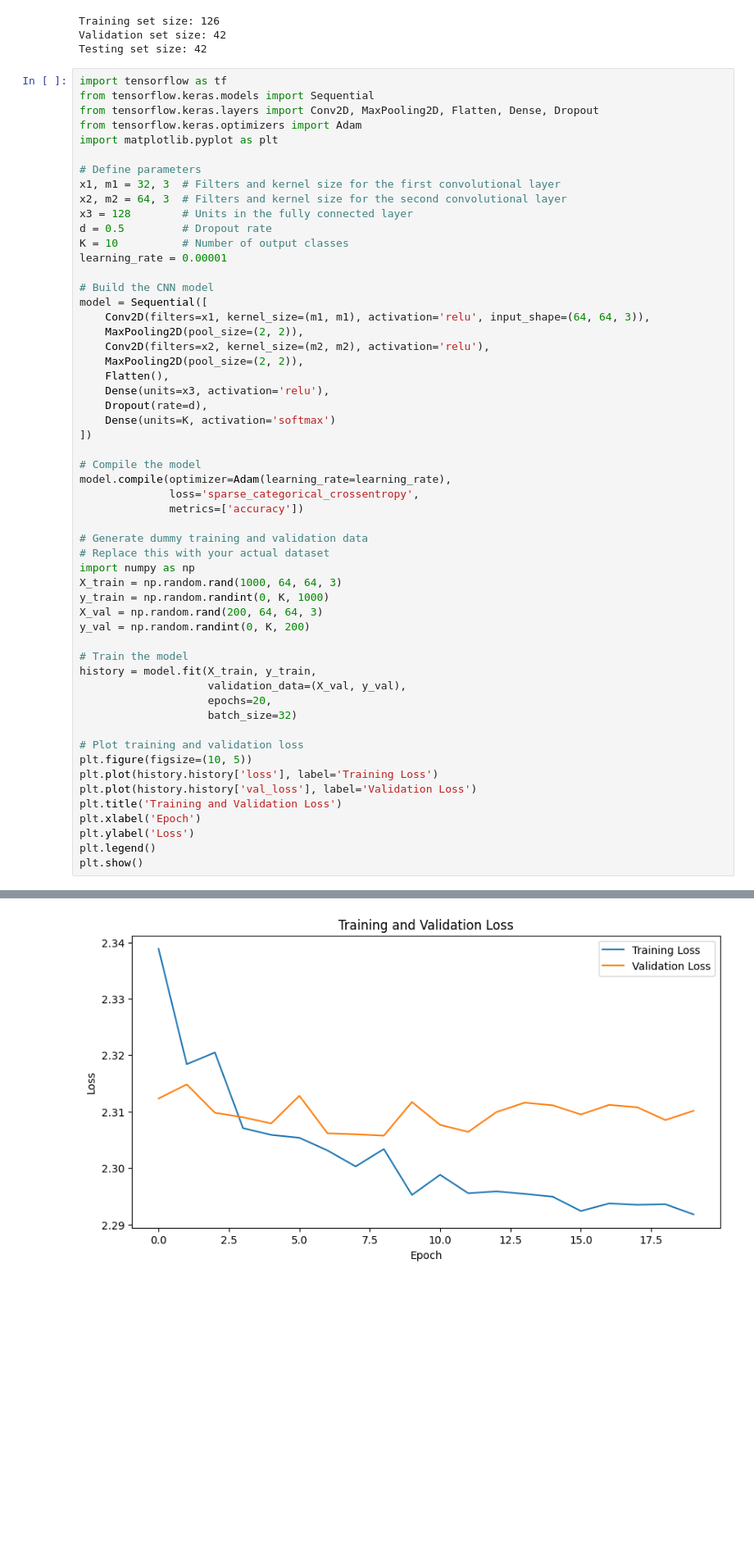
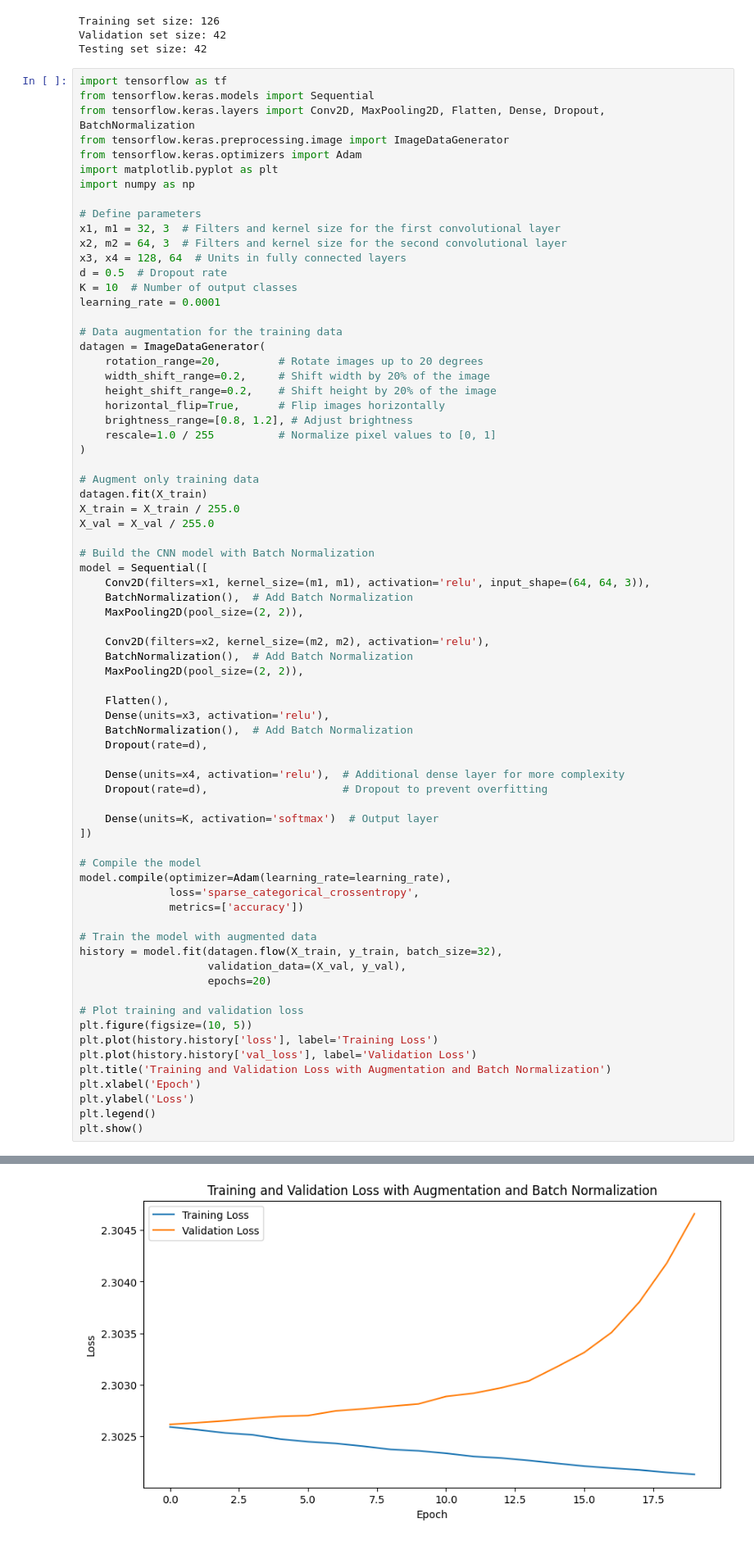
Before and after one commit to KavinduJ2001/PR_A03, a Jupyter notebook: PRA03.ipynb, the cells around one changed output, grey strips where cells are left out. Shown: that part at 82% size. Cells and saved outputs as stored; diff of their text form; blank space fills up the shorter version.

```diff
--- a/PRA03.ipynb
+++ b/PRA03.ipynb
@@ -91,28 +91,54 @@ Testing set size: 42
 # %%
 import tensorflow as tf
 from tensorflow.keras.models import Sequential
-from tensorflow.keras.layers import Conv2D, MaxPooling2D, Flatten, Dense, Dropout
+from tensorflow.keras.layers import Conv2D, MaxPooling2D, Flatten, Dense, Dropout, BatchNormalization
+from tensorflow.keras.preprocessing.image import ImageDataGenerator
 from tensorflow.keras.optimizers import Adam
 import matplotlib.pyplot as plt
+import numpy as np
 
 # Define parameters
 x1, m1 = 32, 3  # Filters and kernel size for the first convolutional layer
 x2, m2 = 64, 3  # Filters and kernel size for the second convolutional layer
-x3 = 128        # Units in the fully connected layer
-d = 0.5         # Dropout rate
-K = 10          # Number of output classes
-learning_rate = 0.00001
+x3, x4 = 128, 64  # Units in fully connected layers
+d = 0.5  # Dropout rate
+K = 10  # Number of output classes
+learning_rate = 0.0001
 
-# Build the CNN model
+# Data augmentation for the training data
+datagen = ImageDataGenerator(
+    rotation_range=20,         # Rotate images up to 20 degrees
+    width_shift_range=0.2,     # Shift width by 20% of the image
+    height_shift_range=0.2,    # Shift height by 20% of the image
+    horizontal_flip=True,      # Flip images horizontally
+    brightness_range=[0.8, 1.2], # Adjust brightness
+    rescale=1.0 / 255          # Normalize pixel values to [0, 1]
+)
+
+# Augment only training data
+datagen.fit(X_train)
+X_train = X_train / 255.0
+X_val = X_val / 255.0
+
+# Build the CNN model with Batch Normalization
 model = Sequential([
     Conv2D(filters=x1, kernel_size=(m1, m1), activation='relu', input_shape=(64, 64, 3)),
+    BatchNormalization(),  # Add Batch Normalization
     MaxPooling2D(pool_size=(2, 2)),
+
     Conv2D(filters=x2, kernel_size=(m2, m2), activation='relu'),
+    BatchNormalization(),  # Add Batch Normalization
     MaxPooling2D(pool_size=(2, 2)),
+
     Flatten(),
     Dense(units=x3, activation='relu'),
+    BatchNormalization(),  # Add Batch Normalization
     Dropout(rate=d),
-    Dense(units=K, activation='softmax')
+
+    Dense(units=x4, activation='relu'),  # Additional dense layer for more complexity
+    Dropout(rate=d),                     # Dropout to prevent overfitting
+
+    Dense(units=K, activation='softmax')  # Output layer
 ])
 
 # Compile the model
@@ -120,25 +146,16 @@ model.compile(optimizer=Adam(learning_rate=learning_rate),
               loss='sparse_categorical_crossentropy',
               metrics=['accuracy'])
 
-# Generate dummy training and validation data
-# Replace this with your actual dataset
-import numpy as np
-X_train = np.random.rand(1000, 64, 64, 3)
-y_train = np.random.randint(0, K, 1000)
-X_val = np.random.rand(200, 64, 64, 3)
-y_val = np.random.randint(0, K, 200)
-
-# Train the model
-history = model.fit(X_train, y_train,
+# Train the model with augmented data
+history = model.fit(datagen.flow(X_train, y_train, batch_size=32),
                     validation_data=(X_val, y_val),
-                    epochs=20,
-                    batch_size=32)
+                    epochs=20)
 
 # Plot training and validation loss
 plt.figure(figsize=(10, 5))
 plt.plot(history.history['loss'], label='Training Loss')
 plt.plot(history.history['val_loss'], label='Validation Loss')
-plt.title('Training and Validation Loss')
+plt.title('Training and Validation Loss with Augmentation and Batch Normalization')
 plt.xlabel('Epoch')
 plt.ylabel('Loss')
 plt.legend()
@@ -164 +181 @@ Epoch 20/20
-[figure, old version]
+[figure, new version]
```
Also changed, not shown: parts of 1 cell of this notebook.
